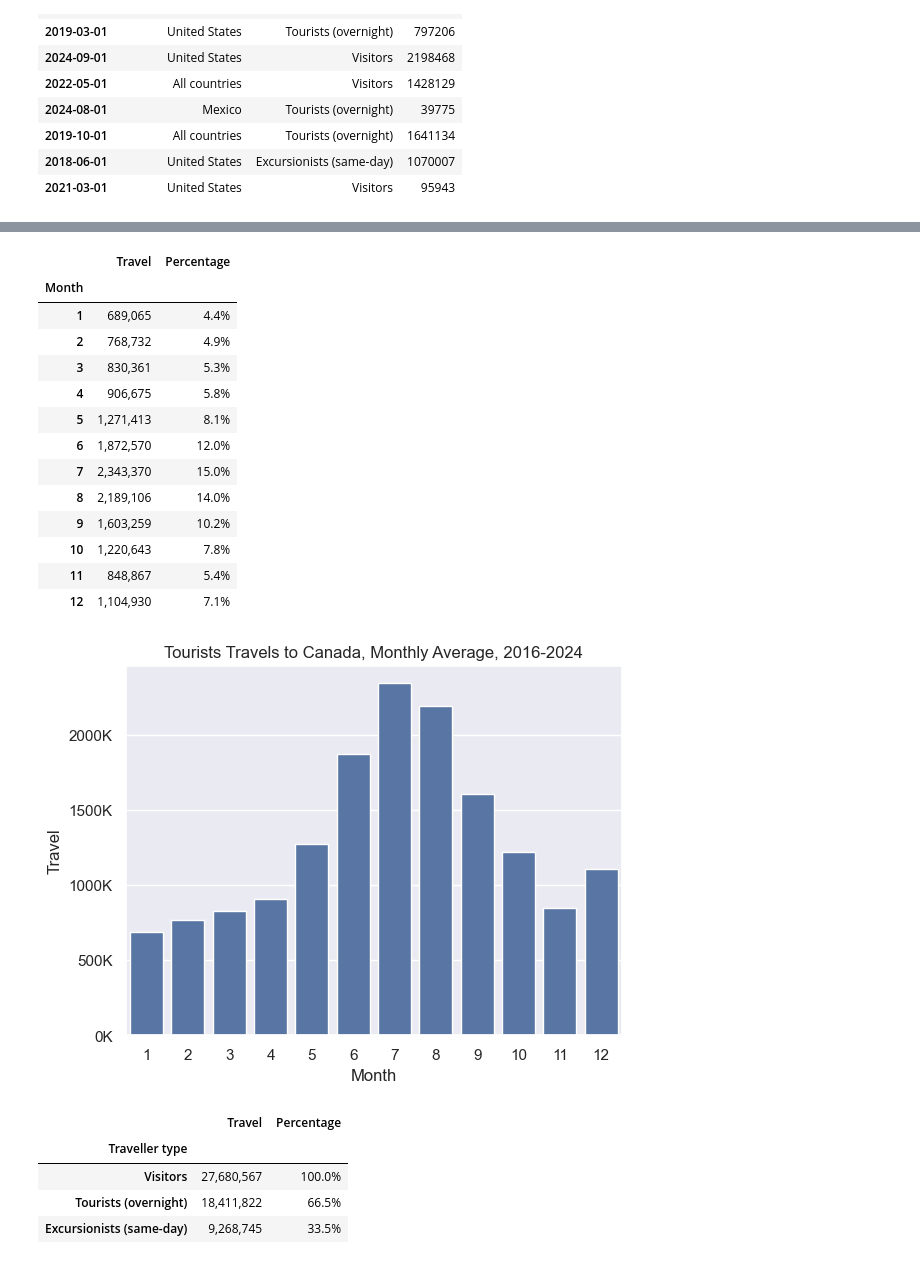
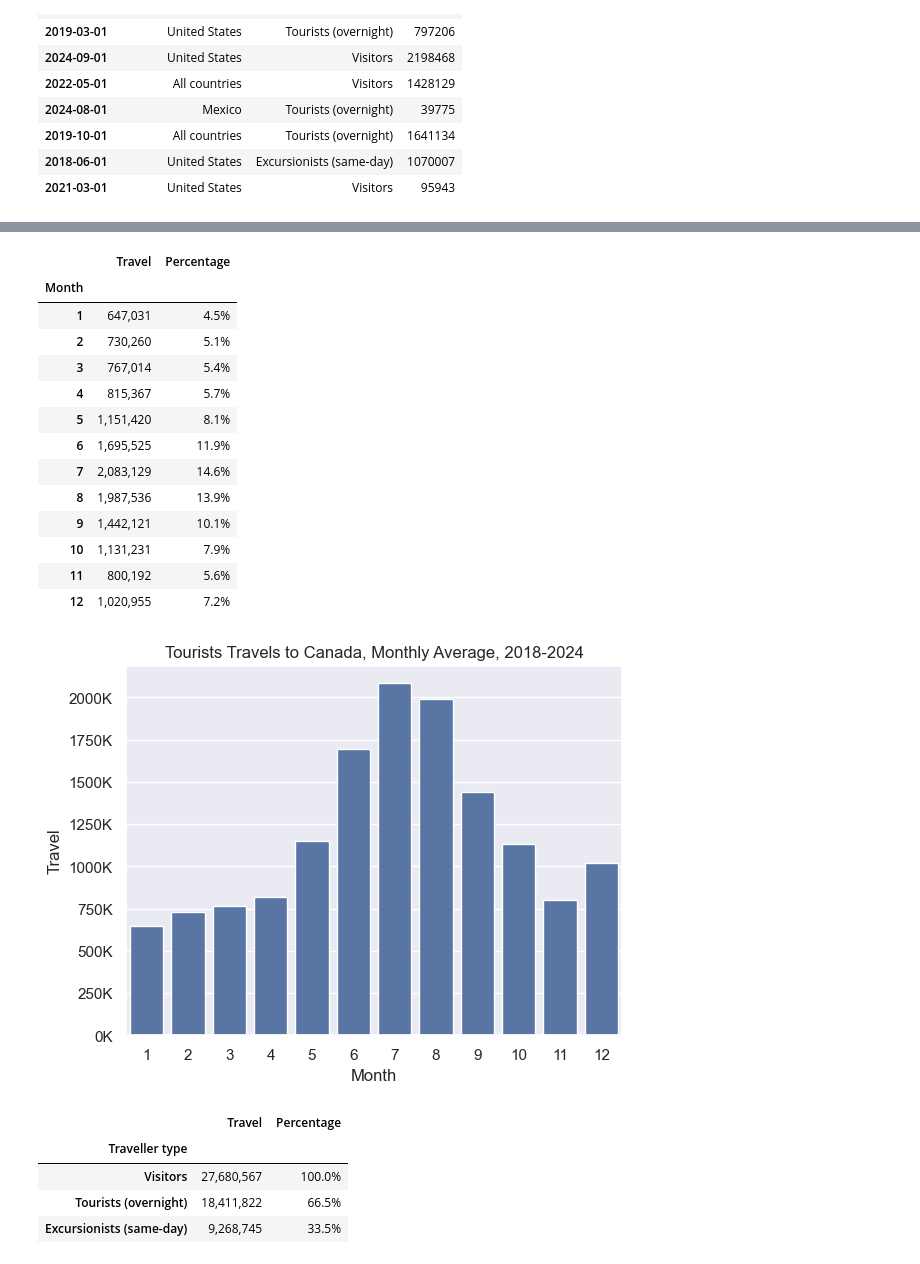
Before and after one commit to mahdi-ghafarian/data-analysis, a Jupyter notebook: tourism/frontier-counts.ipynb, the cells around one changed output, grey strips where cells are left out. Drawn from its saved outputs; the diff is of its cells as text; code cells hidden in the pictures.

```diff
--- a/tourism/frontier-counts.ipynb
+++ b/tourism/frontier-counts.ipynb
@@ -22,7 +22,7 @@ warnings.filterwarnings("ignore")
 # %%
 # read the table
 pid = "2410005501"
-start_date = "20160101"
+start_date = "20180101"
 selected_members = "[[1],[1,2,7],[1],[1],[1,2,3]]"
 period = 'M'
 df = create_df_sc(pid,start_date,selected_members,period)
@@ -91,43 +91,43 @@ ax2.yaxis.set_major_formatter(FuncFormatter(thousands_formatter))
 # %%
 cond1 = df['Country of residence'] == 'All countries'
 cond2 = df['Traveller type'] == 'Tourists (overnight)'
 df1 = df[cond1 & cond2]
 df1['Month'] = df1.index.month
 df2 = pd.DataFrame(df1.groupby('Month')['Travel'].mean())
 
 
 #total and percentage
 total = df2.Travel.sum()
 df2['Percentage'] = df2['Travel']/total
 
 #styling
 styler = df2.style.format({
     'Travel': '{:,.0f}',       # Thousands separator with no decimal places
     'Percentage': '{:.1%}'     # Format as percentage with 2 decimal places
 })
 
 display(styler)
 
 # bar chart
 ax = sns.barplot(data=df2,x='Month',y='Travel')
-ax.set( title='Tourists Travels to Canada, Monthly Average, 2016-2024')
+ax.set( title='Tourists Travels to Canada, Monthly Average, 2018-2024')
 ax.yaxis.set_major_formatter(FuncFormatter(thousands_formatter))
 # %% [output]
 |  | Travel | Percentage |
 | Month |  |  |
-| 1 | 689,065 | 4.4% |
-| 2 | 768,732 | 4.9% |
-| 3 | 830,361 | 5.3% |
-| 4 | 906,675 | 5.8% |
-| 5 | 1,271,413 | 8.1% |
-| 6 | 1,872,570 | 12.0% |
-| 7 | 2,343,370 | 15.0% |
-| 8 | 2,189,106 | 14.0% |
-| 9 | 1,603,259 | 10.2% |
-| 10 | 1,220,643 | 7.8% |
-| 11 | 848,867 | 5.4% |
-| 12 | 1,104,930 | 7.1% |
+| 1 | 647,031 | 4.5% |
+| 2 | 730,260 | 5.1% |
+| 3 | 767,014 | 5.4% |
+| 4 | 815,367 | 5.7% |
+| 5 | 1,151,420 | 8.1% |
+| 6 | 1,695,525 | 11.9% |
+| 7 | 2,083,129 | 14.6% |
+| 8 | 1,987,536 | 13.9% |
+| 9 | 1,442,121 | 10.1% |
+| 10 | 1,131,231 | 7.9% |
+| 11 | 800,192 | 5.6% |
+| 12 | 1,020,955 | 7.2% |
-[figure, old version]
+[figure, new version]
 # %%
 cond1 = df['Country of residence'] == 'All countries'
 cond2 = df.index.year == 2024
```
Also changed, not shown: parts of 2 cells of this notebook.
